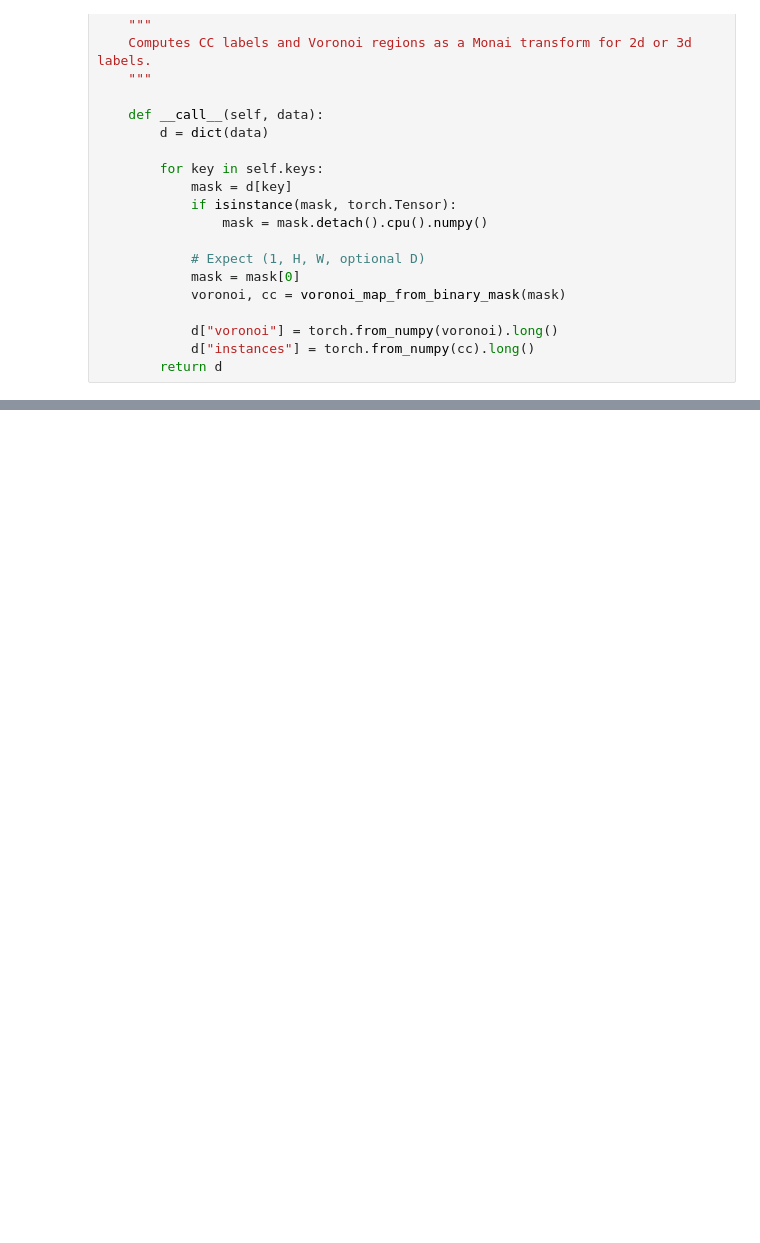
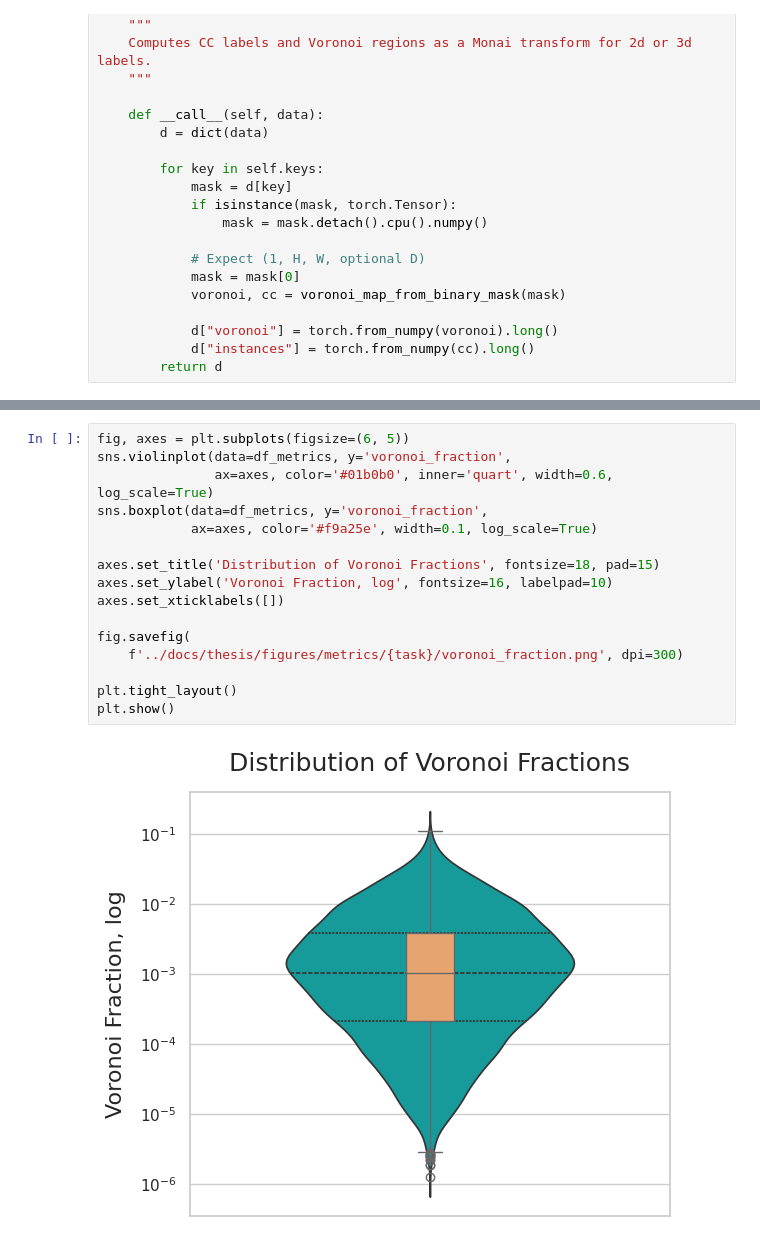
Before and after one commit to ossner/VoronoiLoss, a Jupyter notebook: notebooks/dataset_instance_metrics.ipynb, the cells around one changed output, grey strips where cells are left out. Drawn from its saved outputs; the diff is of its cells as text; blank space fills up the shorter version.

```diff
--- a/notebooks/dataset_instance_metrics.ipynb
+++ b/notebooks/dataset_instance_metrics.ipynb
@@ -316 +550,19 @@ print(df_metrics.head())
+# %%
+fig, axes = plt.subplots(figsize=(6, 5))
+sns.violinplot(data=df_metrics, y='voronoi_fraction',
+               ax=axes, color='#01b0b0', inner='quart', width=0.6, log_scale=True)
+sns.boxplot(data=df_metrics, y='voronoi_fraction',
+            ax=axes, color='#f9a25e', width=0.1, log_scale=True)
+
+axes.set_title('Distribution of Voronoi Fractions', fontsize=18, pad=15)
+axes.set_ylabel('Voronoi Fraction, log', fontsize=16, labelpad=10)
+axes.set_xticklabels([])
+
+fig.savefig(
+    f'../docs/thesis/figures/metrics/{task}/voronoi_fraction.png', dpi=300)
+
+plt.tight_layout()
+plt.show()
+# %% [output]
+[figure, added]
 # %%
```
Also changed, not shown: parts of 7 cells of this notebook.
